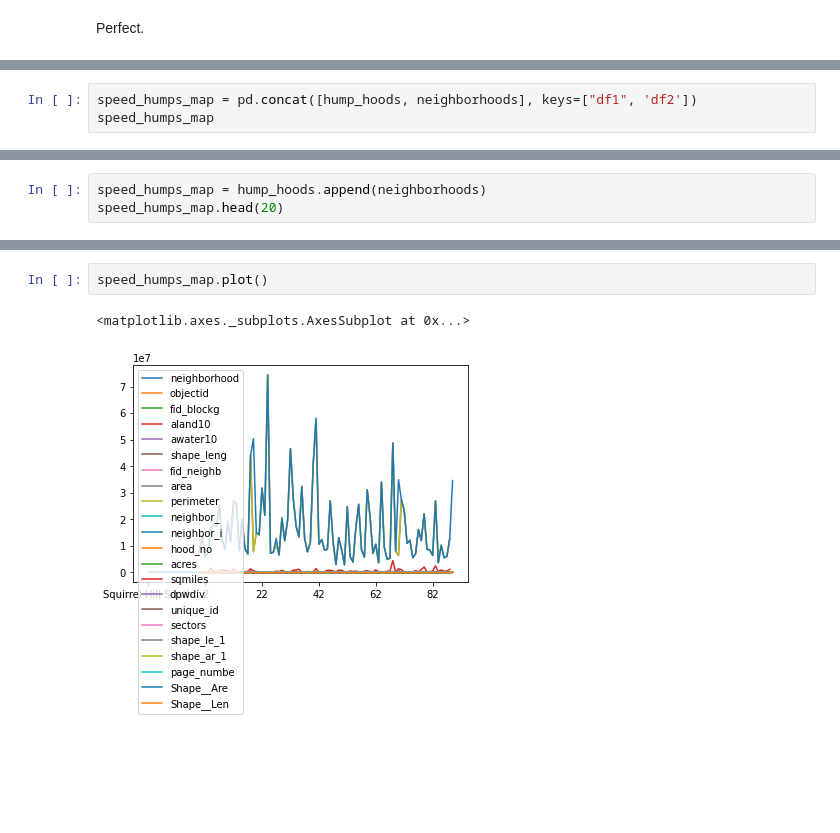
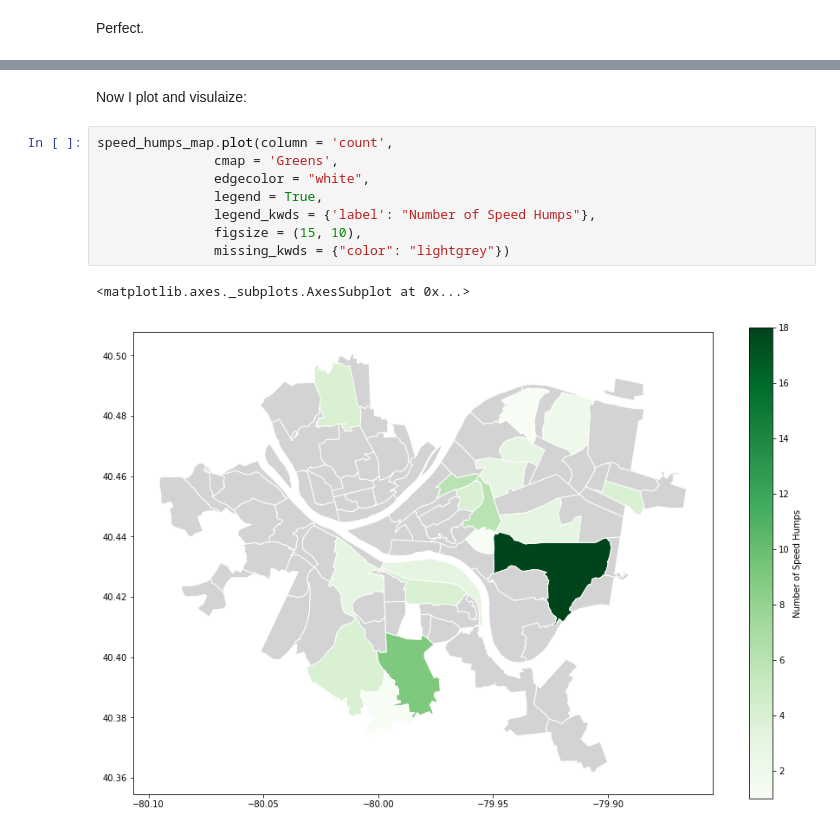
Before and after one commit to Clester31/Big-Ideas-Final-Project, a Jupyter notebook: Final-Metric.ipynb, the cells around one changed output, grey strips where cells are left out. Drawn from its saved outputs; the diff is of its cells as text; blank space fills up the shorter version.

```diff
--- a/Final-Metric.ipynb
+++ b/Final-Metric.ipynb
@@ -111,3 +110,0 @@ ValueError: You are trying to merge on object and int64 columns. If you wish to
-# %%
-speed_humps_map = pd.concat([hump_hoods, neighborhoods], keys=["df1", 'df2'])
-speed_humps_map
@@ -128,3 +110,0 @@ speed_humps_map
-# %%
-speed_humps_map = hump_hoods.append(neighborhoods)
-speed_humps_map.head(20)
@@ -150,5 +111,13 @@ speed_humps_map.head(20)
-# %%
-speed_humps_map.plot()
-# %% [output]
-<matplotlib.axes._subplots.AxesSubplot at 0x...>
-[figure, removed]
+# %% [markdown]
+Now I plot and visulaize:
+# %%
+speed_humps_map.plot(column = 'count',
+               cmap = 'Greens',
+               edgecolor = "white",
+               legend = True,
+               legend_kwds = {'label': "Number of Speed Humps"},
+               figsize = (15, 10),
+               missing_kwds = {"color": "lightgrey"})
+# %% [output]
+<matplotlib.axes._subplots.AxesSubplot at 0x...>
+[figure, added]
```
Also changed, not shown: parts of 13 cells of this notebook.
